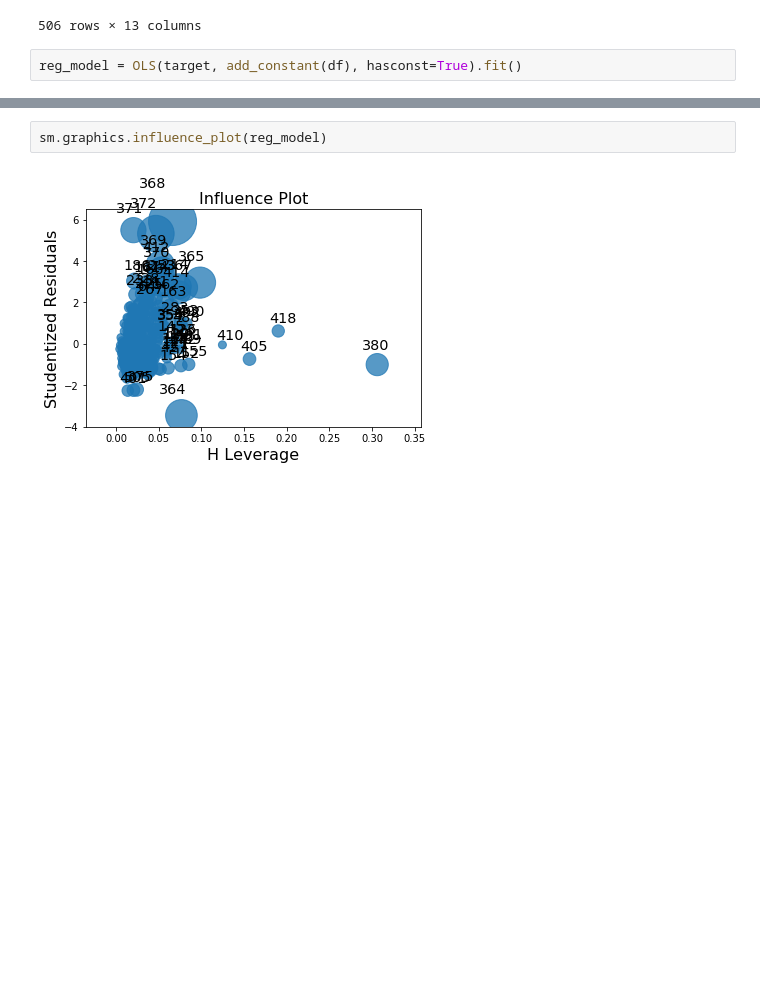
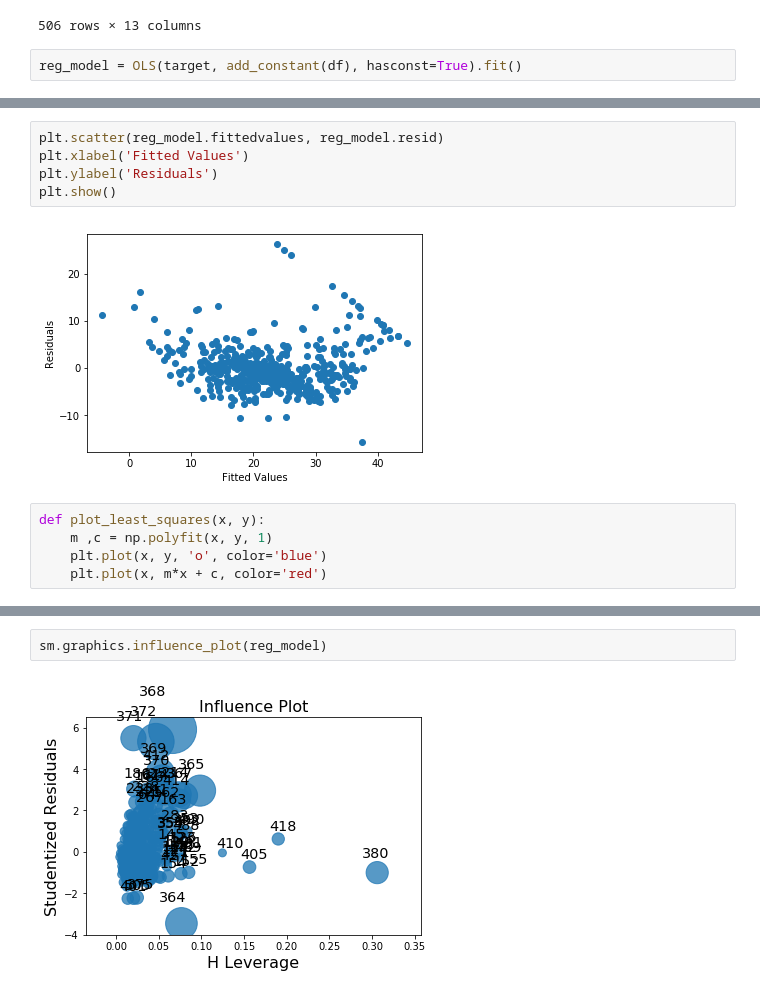
Before and after one commit to mconwa02/statistical_learning, a Jupyter notebook: linear_regression/Boston_Data_Linear_Regression.ipynb, the cells around one changed output, grey strips where cells are left out. Saved outputs shown, nothing was run; the diff lists cells and outputs as text; blank space fills up the shorter version.

```diff
--- a/linear_regression/Boston_Data_Linear_Regression.ipynb
+++ b/linear_regression/Boston_Data_Linear_Regression.ipynb
@@ -66,0 +77,12 @@ strong multicollinearity or other numerical problems.
+# %%
+plt.scatter(reg_model.fittedvalues, reg_model.resid)
+plt.xlabel('Fitted Values')
+plt.ylabel('Residuals')
+plt.show()
+# %% [output]
+[figure, added]
+# %%
+def plot_least_squares(x, y):
+    m ,c = np.polyfit(x, y, 1)
+    plt.plot(x, y, 'o', color='blue')
+    plt.plot(x, m*x + c, color='red')
```
Also changed, not shown: parts of 10 cells of this notebook.
